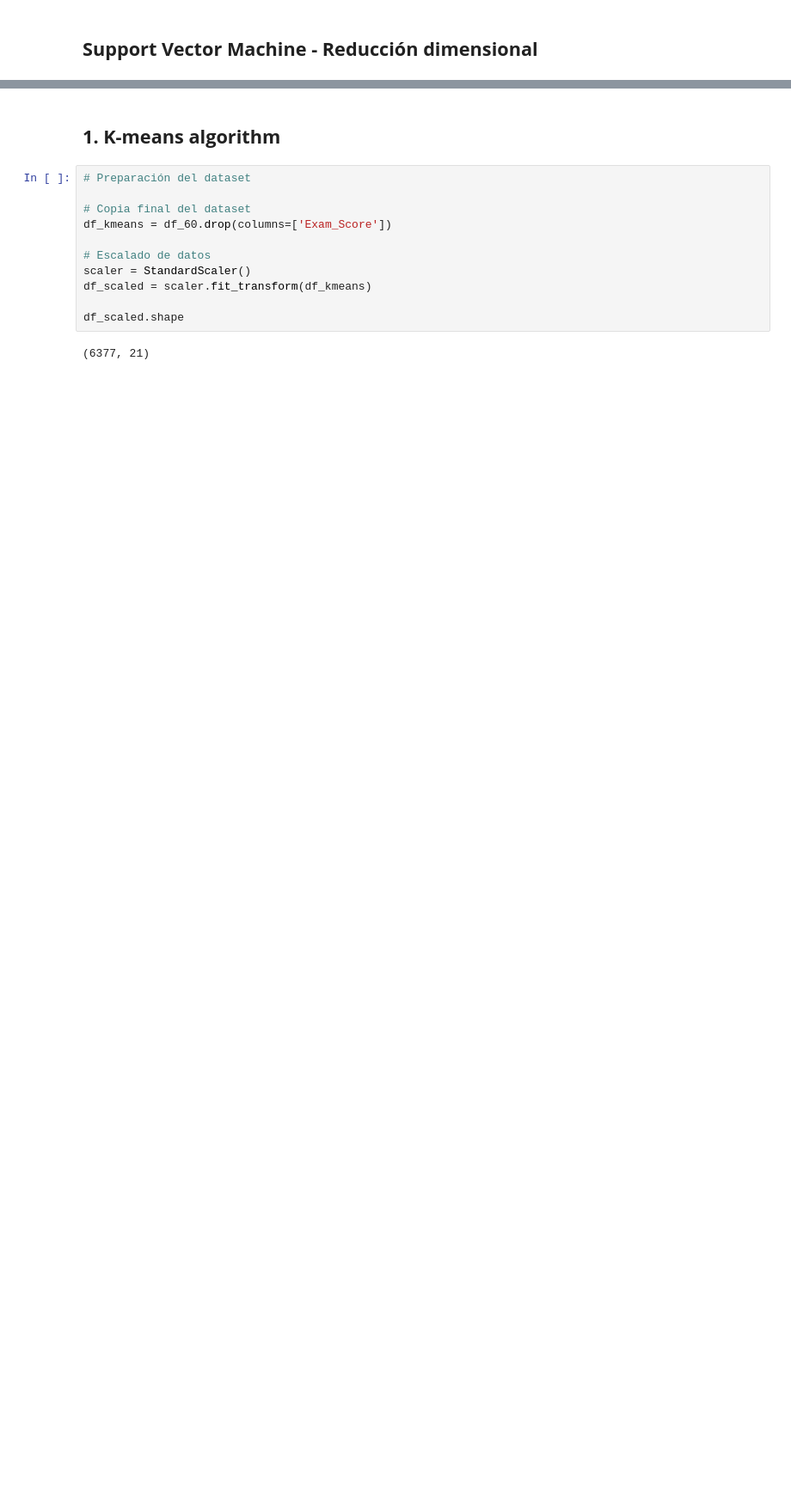
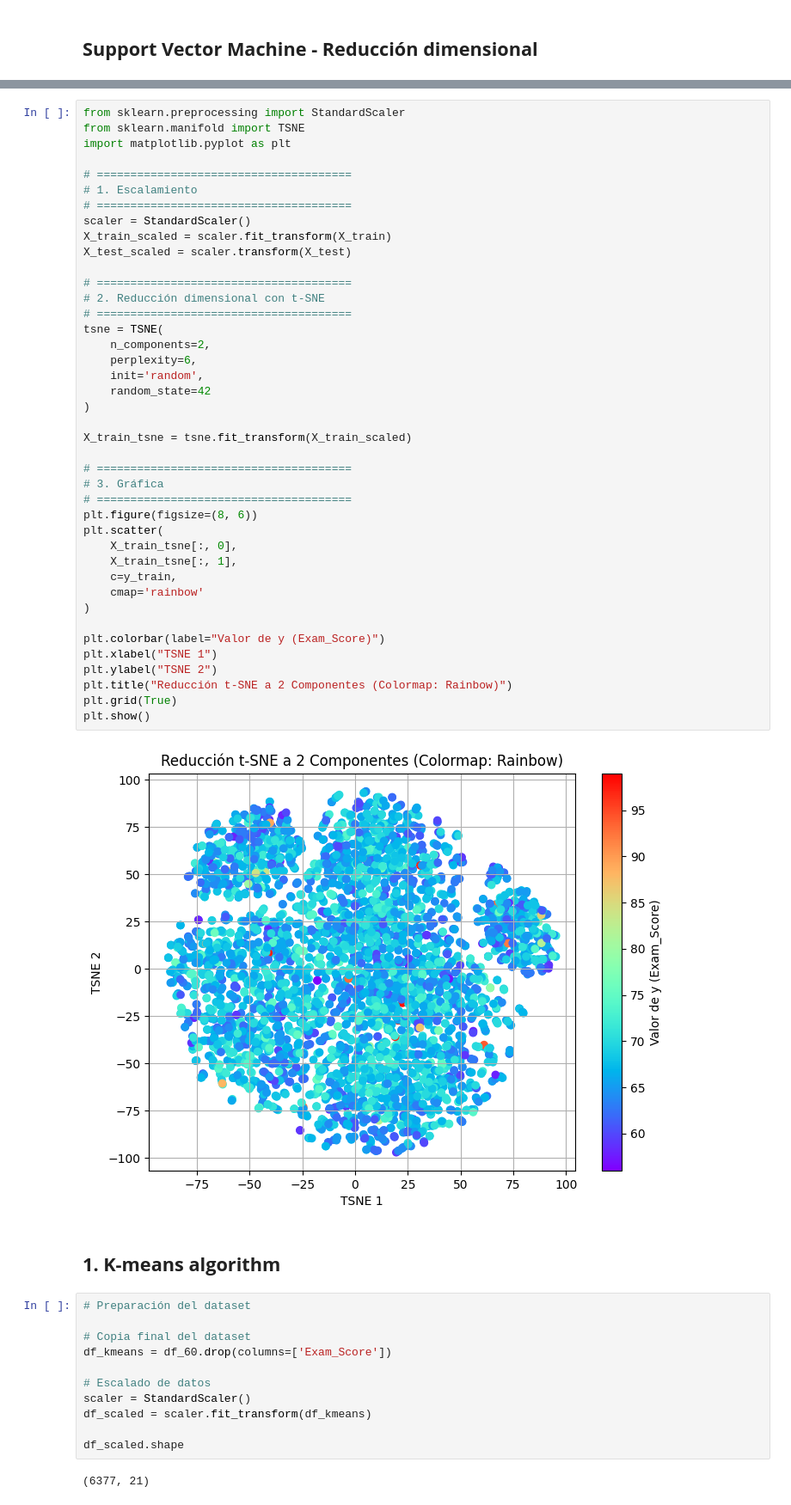
Before and after one commit to JeiGeek/ia1-LosPandas-prediccion_rendimiento_estudiantil, a Jupyter notebook: 03_Unsupervised_learning.ipynb, the cells around one changed output, grey strips where cells are left out. Shown at 86% size. Drawn from its saved outputs; the diff is of its cells as text; blank space fills up the shorter version.

```diff
--- a/03_Unsupervised_learning.ipynb
+++ b/03_Unsupervised_learning.ipynb
@@ -414,3 +478,46 @@ plt.show()
+# %%
+from sklearn.preprocessing import StandardScaler
+from sklearn.manifold import TSNE
+import matplotlib.pyplot as plt
+
+# ======================================
+# 1. Escalamiento
+# ======================================
+scaler = StandardScaler()
+X_train_scaled = scaler.fit_transform(X_train)
+X_test_scaled = scaler.transform(X_test)
+
+# ======================================
+# 2. Reducción dimensional con t-SNE
+# ======================================
+tsne = TSNE(
+    n_components=2,
+    perplexity=6,
+    init='random',
+    random_state=42
+)
+
+X_train_tsne = tsne.fit_transform(X_train_scaled)
+
+# ======================================
+# 3. Gráfica
+# ======================================
+plt.figure(figsize=(8, 6))
+plt.scatter(
+    X_train_tsne[:, 0],
+    X_train_tsne[:, 1],
+    c=y_train,
+    cmap='rainbow'
+)
+
+plt.colorbar(label="Valor de y (Exam_Score)")
+plt.xlabel("TSNE 1")
+plt.ylabel("TSNE 2")
+plt.title("Reducción t-SNE a 2 Componentes (Colormap: Rainbow)")
+plt.grid(True)
+plt.show()
+# %% [output]
+[figure, added]
 # %% [markdown]
 ## **1. K-means algorithm**
 # %%
```
Also changed, not shown: parts of 8 cells of this notebook.
